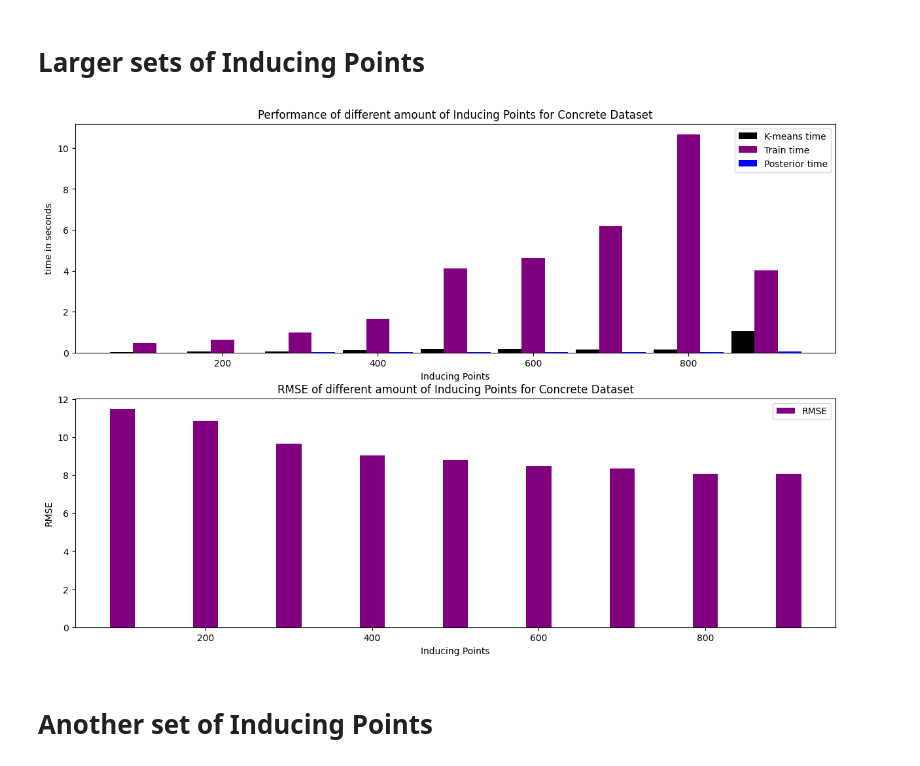
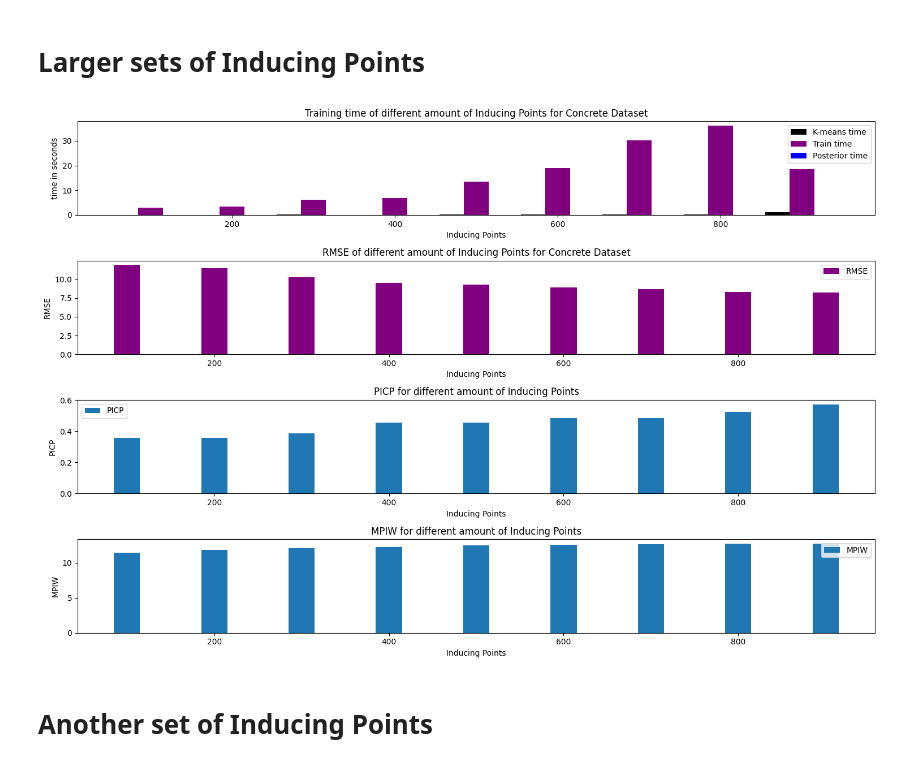
Before and after one commit to Sabelz/Gaussian_Processes_Inducing_Points, a Jupyter notebook: GPs/GPConcrete.ipynb, the cells around one changed output. Drawn from its saved outputs; the diff is of its cells as text; code cells hidden in the pictures.

Commit message:
PICP and MPIW

```diff
--- a/GPs/GPConcrete.ipynb
+++ b/GPs/GPConcrete.ipynb
@@ -188,7 +205,7 @@ import os
 def train(model, xTrain, yTrain): # Train the model on training data: xTrain, yTrain
 
   smoke_test = ('CI' in os.environ)
-  training_iter = 2 if smoke_test else 100
+  training_iter = 2 if smoke_test else 500
 
 
   # Find optimal model hyperparameters
@@ -208,7 +225,6 @@ def train(model, xTrain, yTrain): # Train the model on training data: xTrain, yT
       output = model(xTrain)
       # Calc loss and backprop gradients
       loss = -mll(output, yTrain)
-      print(loss)
       loss.backward()
       optimizer.step()
 # %% [markdown]
@@ -245,7 +261,7 @@ with torch.no_grad(), gpytorch.settings.fast_pred_var(): # https://arxiv.org/abs
 # Compute Root Mean Square Error (RMSE)
 # %%
 #squared_error_standardized = (prediction_means -  yTest_standardized.numpy())**2 # Compute the squared error
-squared_error = (prediction_means -  yTest.numpy())**2 # Compute the squared error
+squared_error = (prediction_means -  yTest)**2 # Compute the squared error
 mean_SE = squared_error.mean() # Compute the mean squared error
 
 root_MSE = math.sqrt(mean_SE) # Compute the square root of the mean squared error
@@ -305,7 +321,7 @@ def calculate_PIC_PIW(PIC:float, PIW:float, n:int, means:torch.Tensor, variances
     - means (torch.Tensor): Tensor containing mean predictions.
     - variances (torch.Tensor): Tensor containing variances of predictions.
     - y_true (torch.Tensor): Tensor containing true values.
-    - pred_interval (float, optional): Desired prediction interval (default is 90.0).
+    - pred_interval (float, optional): Desired prediction interval (default is 95.0).
 
     Returns:
     Tuple of three values (PIC, PIW, n) representing the updated values after processing the current batch.
@@ -463,7 +491,7 @@ def severalInducingPointsKmeans(listOfPoints):
 # %% [markdown]
 Plotting Function
 # %%
-def bar_plot_func(x, K_means_times, train_times, posterior_times, RMSE_list, width):
+def bar_plot_func(x, K_means_times, train_times, posterior_times, RMSE_list, width, PICP_list, MPIW_list):
   # PLOT
 
   indices = np.array(x)
@@ -471,7 +499,7 @@ def bar_plot_func(x, K_means_times, train_times, posterior_times, RMSE_list, wid
   # Width of a bar
   width = width
 
-  fig, axs = plt.subplots(2, 1, figsize=(15, 10))  # Create a figure and a 1x2 subplot
+  fig, axs = plt.subplots(4, 1, figsize=(15, 10))  # Create a figure and a 1x2 subplot
 
   # First subplot
   axs[0].bar(indices - width, K_means_times, width, label='K-means time', color = "black")
@@ -481,7 +509,7 @@ def bar_plot_func(x, K_means_times, train_times, posterior_times, RMSE_list, wid
   # Adding labels
   axs[0].set_xlabel('Inducing Points')
   axs[0].set_ylabel('time in seconds')
-  axs[0].set_title('Performance of different amount of Inducing Points for Concrete Dataset')
+  axs[0].set_title('Training time of different amount of Inducing Points for Concrete Dataset')
 
   # Adding legend
   axs[0].legend()
@@ -497,6 +525,23 @@ def bar_plot_func(x, K_means_times, train_times, posterior_times, RMSE_list, wid
   # Adding legend
   axs[1].legend()
 
+  # Third subplot
+  axs[2].bar(indices, PICP_list, label='PICP', width = width)
+  axs[2].set_xlabel('Inducing Points')
+  axs[2].set_ylabel('PICP')
+  axs[2].set_title('PICP for different amount of Inducing Points')
+  axs[2].legend()
+
+  # Fourth subplot
+  axs[3].bar(indices, MPIW_list, label='MPIW', width = width)
+  axs[3].set_xlabel('Inducing Points')
+  axs[3].set_ylabel('MPIW')
+  axs[3].set_title('MPIW for different amount of Inducing Points')
+  axs[3].legend()
+
+  # Adjust spacing between subplots
+  plt.tight_layout()
+
   # Function to show the plot
   plt.show()
 # %%
@@ -511,10 +556,10 @@ bar_plot_func(input1, K_means_times1, train_times1, posterior_times1, RMSE_list1
 # %%
 # Get Values
 input2 = [100, 200, 300, 400, 500,600, 700, 800, 900]
-RMSE_list2, K_means_times2, train_times2, posterior_times2 = severalInducingPointsKmeans(input2)
-bar_plot_func(input2, K_means_times2, train_times2, posterior_times2, RMSE_list2, 30)
+RMSE_list2, K_means_times2, train_times2, posterior_times2, PICP_list2, MPIW_list2 = severalInducingPointsKmeans(input2)
+bar_plot_func(input2, K_means_times2, train_times2, posterior_times2, RMSE_list2, 30, PICP_list2, MPIW_list2)
 # %% [output]
-[figure, old version]
+[figure, new version]
 # %% [markdown]
 # Another set of Inducing Points
 # %%
```
Also changed, not shown: parts of 20 cells of this notebook.
